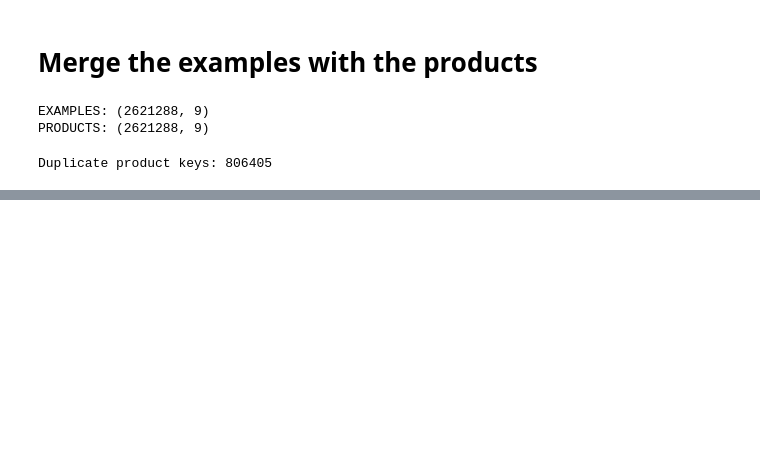
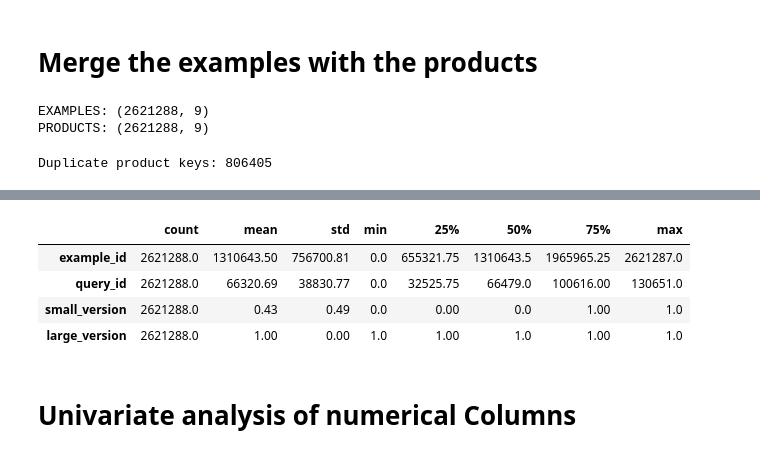
Before and after one commit to CharalamposZisis/Amazon-Recommendation-System, a Jupyter notebook: data/esci_data/download_esci_data.ipynb, the cells around one changed output, grey strips where cells are left out. Saved outputs shown, nothing was run; the diff lists cells and outputs as text; code cells hidden in the pictures; blank space fills up the shorter version.

```diff
--- a/data/esci_data/download_esci_data.ipynb
+++ b/data/esci_data/download_esci_data.ipynb
@@ -216,0 +382,11 @@ KeyError: 'product_title'
+# %%
+# Statistical summary of numerical data
+df_examples_products[num_cols].describe().T.round(2)
+# %% [output]
+|  | count | mean | std | min | 25% | 50% | 75% | max |
+| example_id | 2621288.0 | 1310643.50 | 756700.81 | 0.0 | 655321.75 | 1310643.5 | 1965965.25 | 2621287.0 |
+| query_id | 2621288.0 | 66320.69 | 38830.77 | 0.0 | 32525.75 | 66479.0 | 100616.00 | 130651.0 |
+| small_version | 2621288.0 | 0.43 | 0.49 | 0.0 | 0.00 | 0.0 | 1.00 | 1.0 |
+| large_version | 2621288.0 | 1.00 | 0.00 | 1.0 | 1.00 | 1.0 | 1.00 | 1.0 |
+# %% [markdown]
+# Univariate analysis of numerical Columns
```
Also changed, not shown: parts of 25 cells of this notebook.
